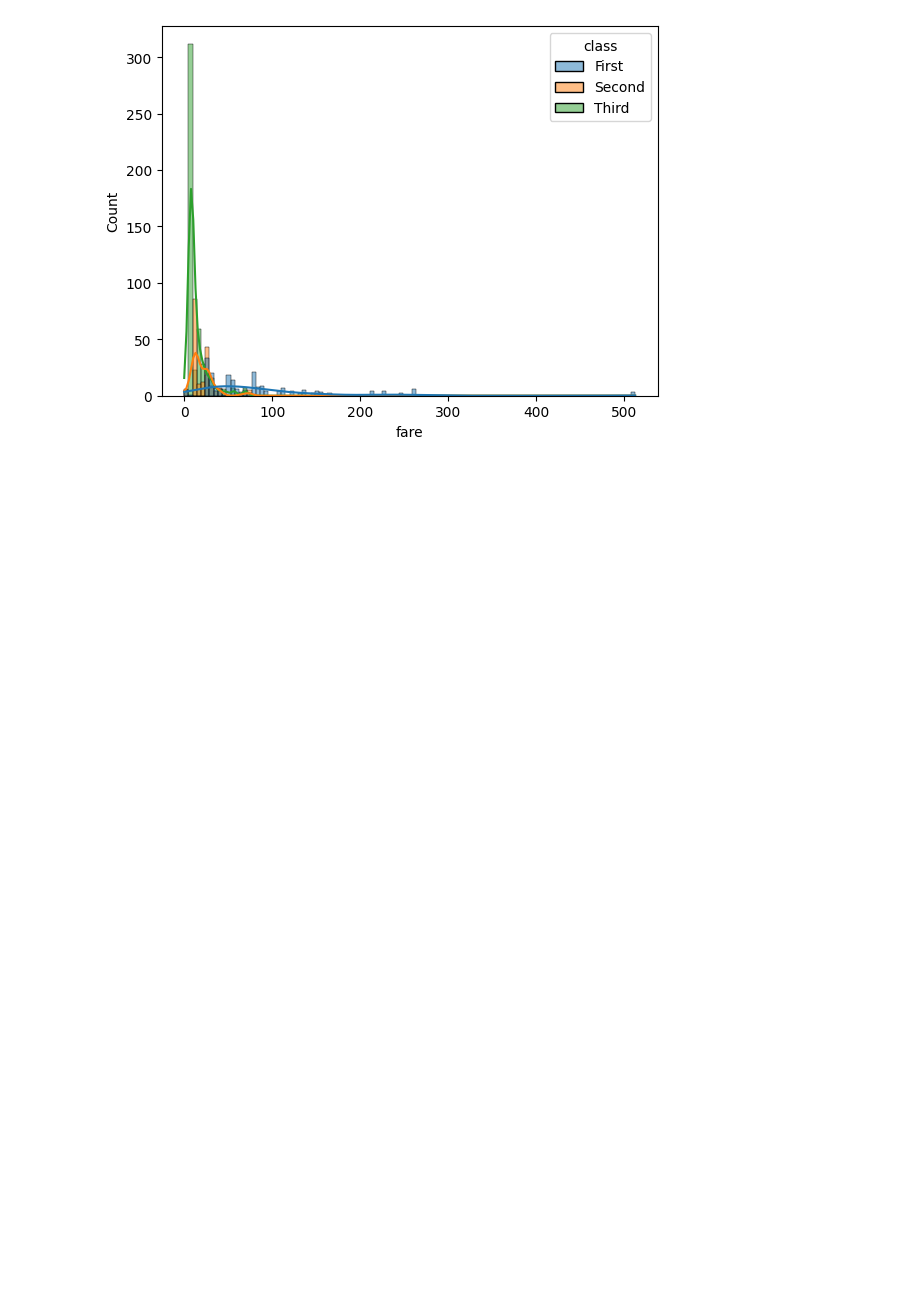
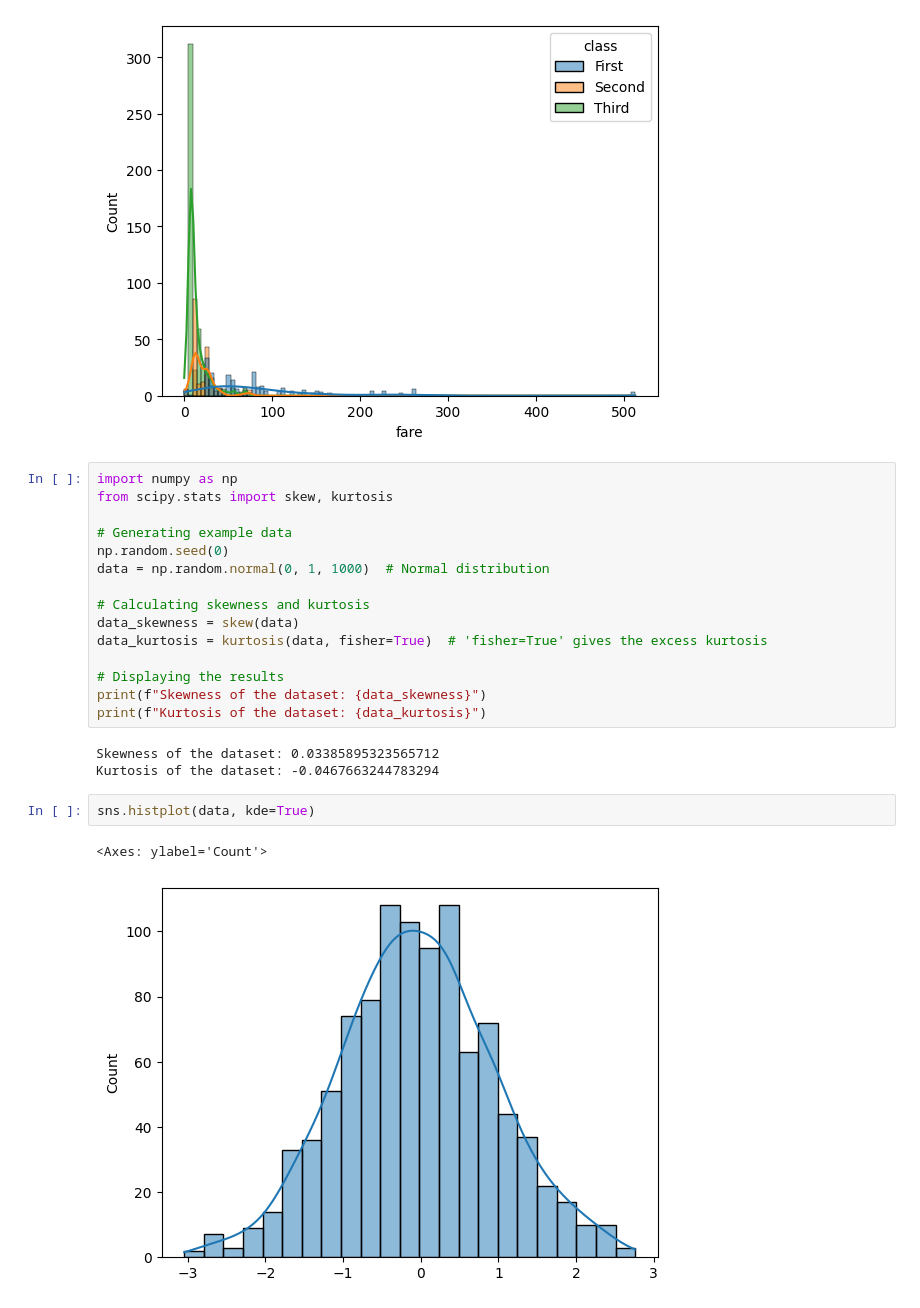
Before and after one commit to Ind-saurabh-kumar/Data_Science_Course, a Jupyter notebook: Mathematics/Statistics/distribution.ipynb, the cells around one changed output. Saved outputs shown, nothing was run; the diff lists cells and outputs as text; blank space fills up the shorter version.

```diff
--- a/Mathematics/Statistics/distribution.ipynb
+++ b/Mathematics/Statistics/distribution.ipynb
@@ -136,3 +136,26 @@ sns.histplot(data= df_01, x='fare', kde=True, hue='class')
 # %% [output]
 <Axes: xlabel='fare', ylabel='Count'>
 [figure]
+# %%
+import numpy as np
+from scipy.stats import skew, kurtosis
+
+# Generating example data
+np.random.seed(0)
+data = np.random.normal(0, 1, 1000)  # Normal distribution
+
+# Calculating skewness and kurtosis
+data_skewness = skew(data)
+data_kurtosis = kurtosis(data, fisher=True)  # 'fisher=True' gives the excess kurtosis
+
+# Displaying the results
+print(f"Skewness of the dataset: {data_skewness}")
+print(f"Kurtosis of the dataset: {data_kurtosis}")
+# %% [output]
+Skewness of the dataset: 0.03385895323565712
+Kurtosis of the dataset: -0.0467663244783294
+# %%
+sns.histplot(data, kde=True)
+# %% [output]
+<Axes: ylabel='Count'>
+[figure, added]
```
